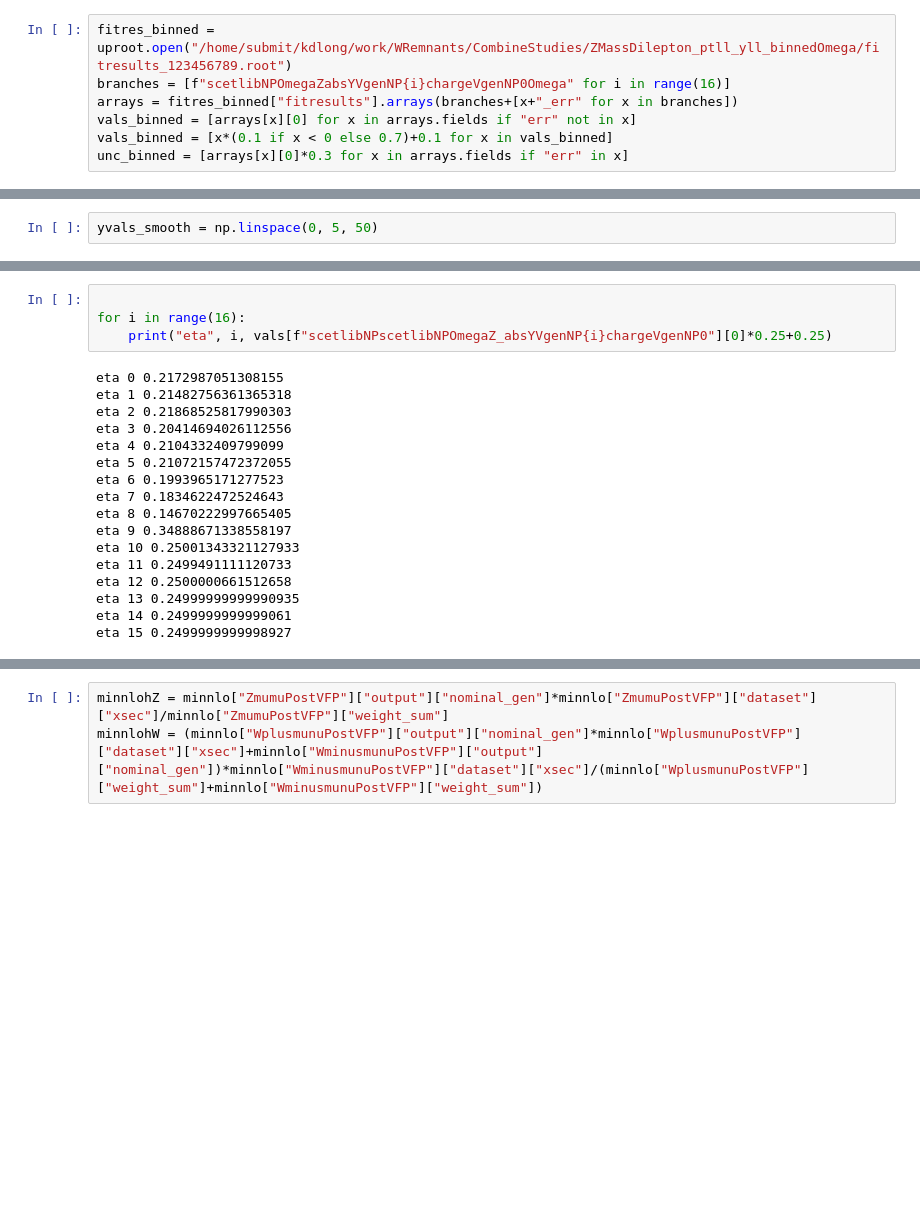
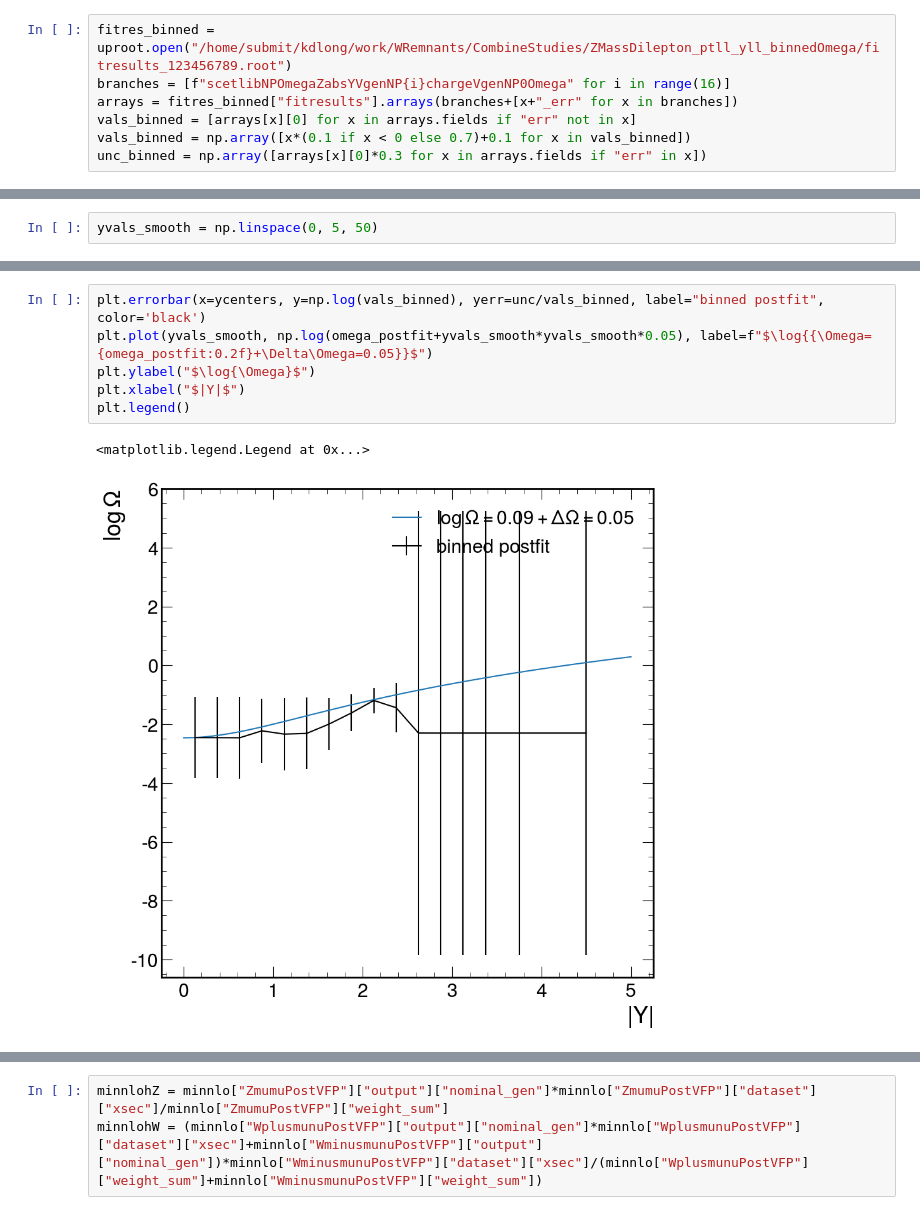
Before and after one commit to kdlong/WRemnants, a Jupyter notebook: notebooks/scetlib.ipynb, the cells around one changed output, grey strips where cells are left out. Cells and saved outputs as stored; diff of their text form; blank space fills up the shorter version.

```diff
--- a/notebooks/scetlib.ipynb
+++ b/notebooks/scetlib.ipynb
@@ -166,8 +184,8 @@ fitres_binned = uproot.open("/home/submit/kdlong/work/WRemnants/CombineStudies/Z
 branches = [f"scetlibNPOmegaZabsYVgenNP{i}chargeVgenNP0Omega" for i in range(16)]
 arrays = fitres_binned["fitresults"].arrays(branches+[x+"_err" for x in branches])
 vals_binned = [arrays[x][0] for x in arrays.fields if "err" not in x]
-vals_binned = [x*(0.1 if x < 0 else 0.7)+0.1 for x in vals_binned]
-unc_binned = [arrays[x][0]*0.3 for x in arrays.fields if "err" in x]
+vals_binned = np.array([x*(0.1 if x < 0 else 0.7)+0.1 for x in vals_binned])
+unc_binned = np.array([arrays[x][0]*0.3 for x in arrays.fields if "err" in x])
 # %%
 fitres_quad = uproot.open("/home/submit/kdlong/work/WRemnants/CombineStudies/ZMassDilepton_ptll_yll_deltaOmega/fitresults_123456789.root")
 branches_quad = ["scetlibOmegaNPZ", "scetlibDeltaOmegaNPZ"]
@@ -227,24 +243,12 @@ plt.legend()
 # %% [output]
 <matplotlib.legend.Legend at 0x...>
 [figure]
-# %%
-
-for i in range(16):
-    print("eta", i, vals[f"scetlibNPscetlibNPOmegaZ_absYVgenNP{i}chargeVgenNP0"][0]*0.25+0.25)
-# %% [output]
-eta 0 0.2172987051308155
-eta 1 0.21482756361365318
-eta 2 0.21868525817990303
-eta 3 0.20414694026112556
-eta 4 0.2104332409799099
-eta 5 0.21072157472372055
-eta 6 0.1993965171277523
-eta 7 0.1834622472524643
-eta 8 0.14670222997665405
-eta 9 0.34888671338558197
-eta 10 0.25001343321127933
-eta 11 0.2499491111120733
-eta 12 0.2500000661512658
-eta 13 0.24999999999990935
-eta 14 0.2499999999999061
-eta 15 0.2499999999998927
+# %%
+plt.errorbar(x=ycenters, y=np.log(vals_binned), yerr=unc/vals_binned, label="binned postfit", color='black')
+plt.plot(yvals_smooth, np.log(omega_postfit+yvals_smooth*yvals_smooth*0.05), label=f"$\log{{\Omega={omega_postfit:0.2f}+\Delta\Omega=0.05}}$")
+plt.ylabel("$\log{\Omega}$")
+plt.xlabel("$|Y|$")
+plt.legend()
+# %% [output]
+<matplotlib.legend.Legend at 0x...>
+[figure, added]
```
Also changed, not shown: parts of 14 cells of this notebook, 5 other files.
